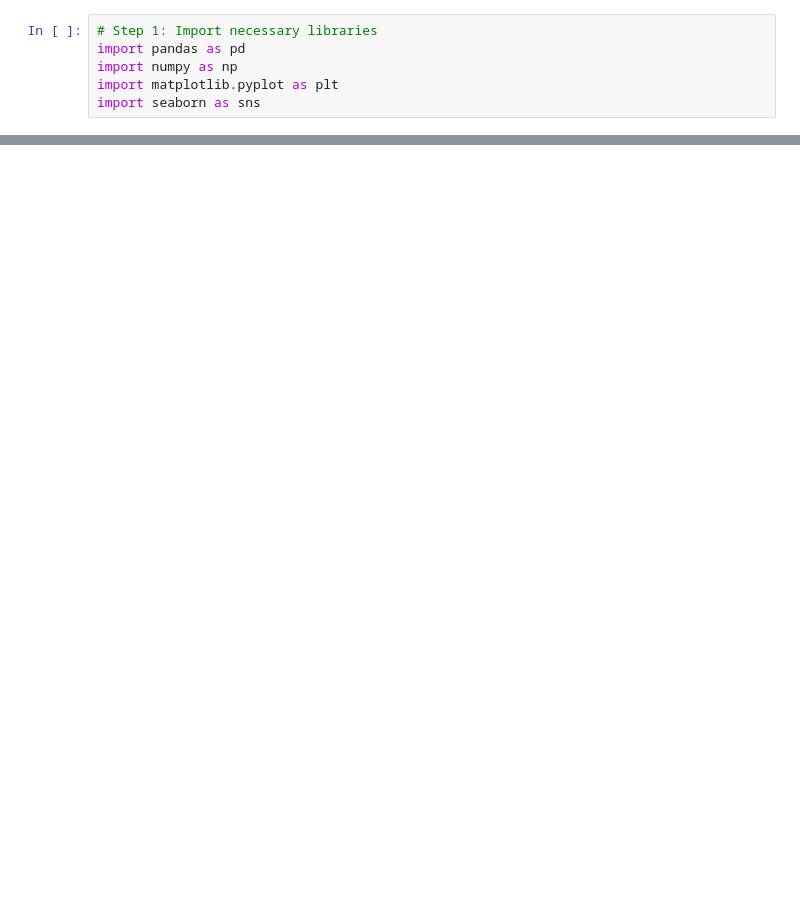
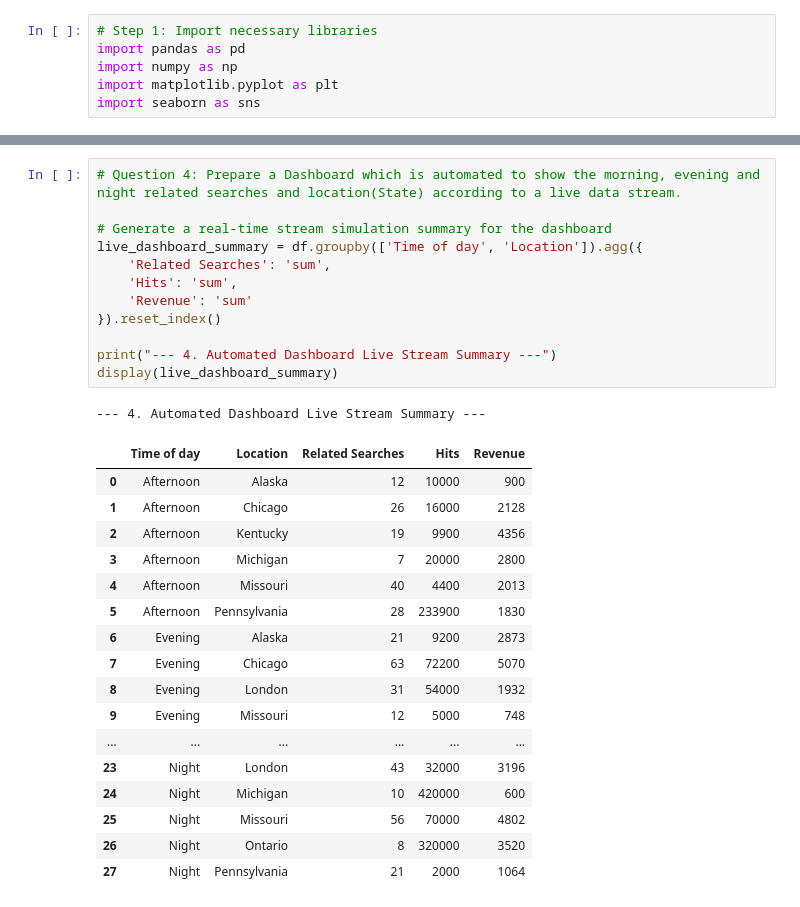
Before and after one commit to Pooja-Khandare/Pinnacle-Project, a Jupyter notebook: PinnacleVS.ipynb, the cells around one changed output, grey strips where cells are left out. Cells and saved outputs as stored; diff of their text form; blank space fills up the shorter version.

```diff
--- a/PinnacleVS.ipynb
+++ b/PinnacleVS.ipynb
@@ -10,0 +309,31 @@ FileNotFoundError: [Errno 2] No such file or directory: 'ML Assignment Raw Data.
+# %%
+# Question 4: Prepare a Dashboard which is automated to show the morning, evening and night related searches and location(State) according to a live data stream.
+
+# Generate a real-time stream simulation summary for the dashboard
+live_dashboard_summary = df.groupby(['Time of day', 'Location']).agg({
+    'Related Searches': 'sum',
+    'Hits': 'sum',
+    'Revenue': 'sum'
+}).reset_index()
+
+print("--- 4. Automated Dashboard Live Stream Summary ---")
+display(live_dashboard_summary)
+# %% [output]
+--- 4. Automated Dashboard Live Stream Summary ---
+|  | Time of day | Location | Related Searches | Hits | Revenue |
+| 0 | Afternoon | Alaska | 12 | 10000 | 900 |
+| 1 | Afternoon | Chicago | 26 | 16000 | 2128 |
+| 2 | Afternoon | Kentucky | 19 | 9900 | 4356 |
+| 3 | Afternoon | Michigan | 7 | 20000 | 2800 |
+| 4 | Afternoon | Missouri | 40 | 4400 | 2013 |
+| 5 | Afternoon | Pennsylvania | 28 | 233900 | 1830 |
+| 6 | Evening | Alaska | 21 | 9200 | 2873 |
+| 7 | Evening | Chicago | 63 | 72200 | 5070 |
+| 8 | Evening | London | 31 | 54000 | 1932 |
+| 9 | Evening | Missouri | 12 | 5000 | 748 |
+| ... | ... | ... | ... | ... | ... |
+| 23 | Night | London | 43 | 32000 | 3196 |
+| 24 | Night | Michigan | 10 | 420000 | 600 |
+| 25 | Night | Missouri | 56 | 70000 | 4802 |
+| 26 | Night | Ontario | 8 | 320000 | 3520 |
+| 27 | Night | Pennsylvania | 21 | 2000 | 1064 |
```
Also changed, not shown: parts of 25 cells of this notebook.
